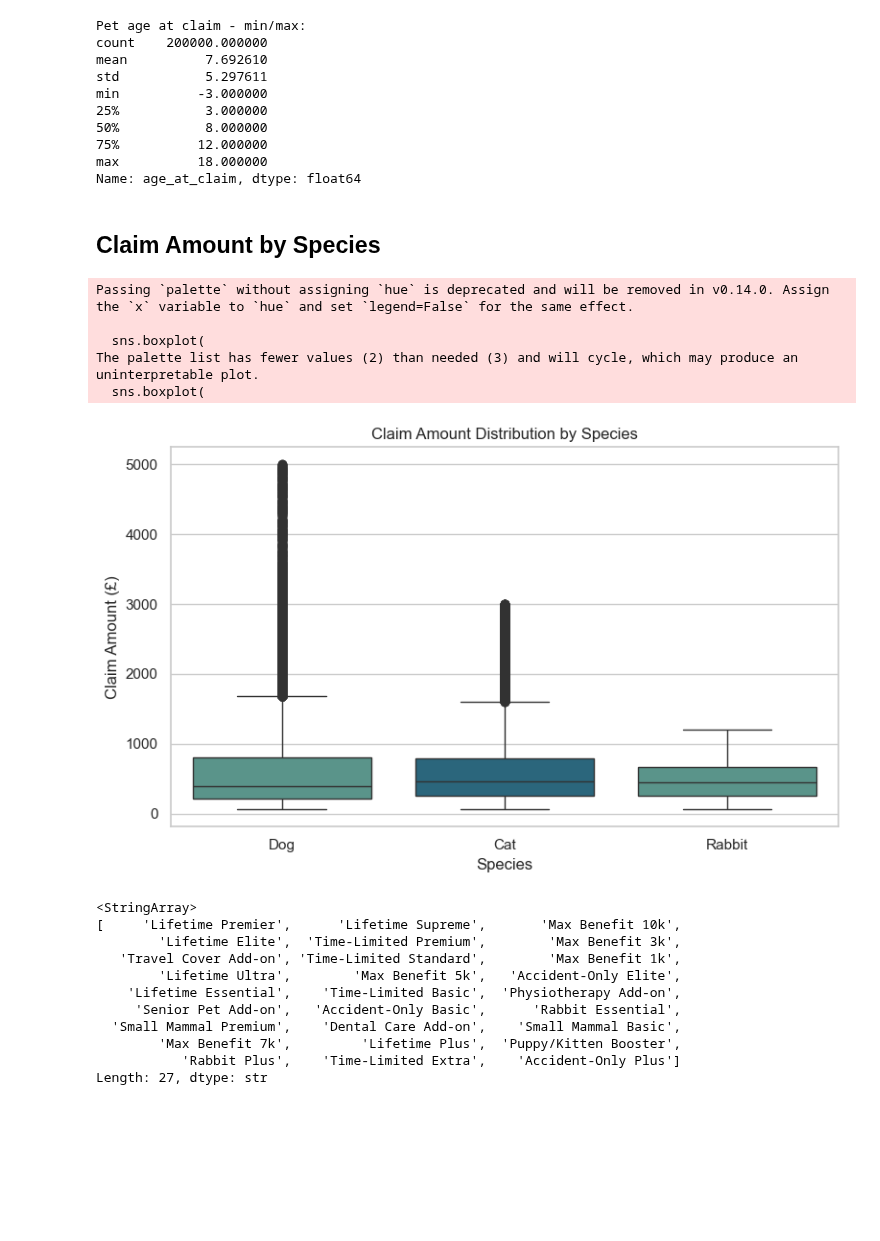
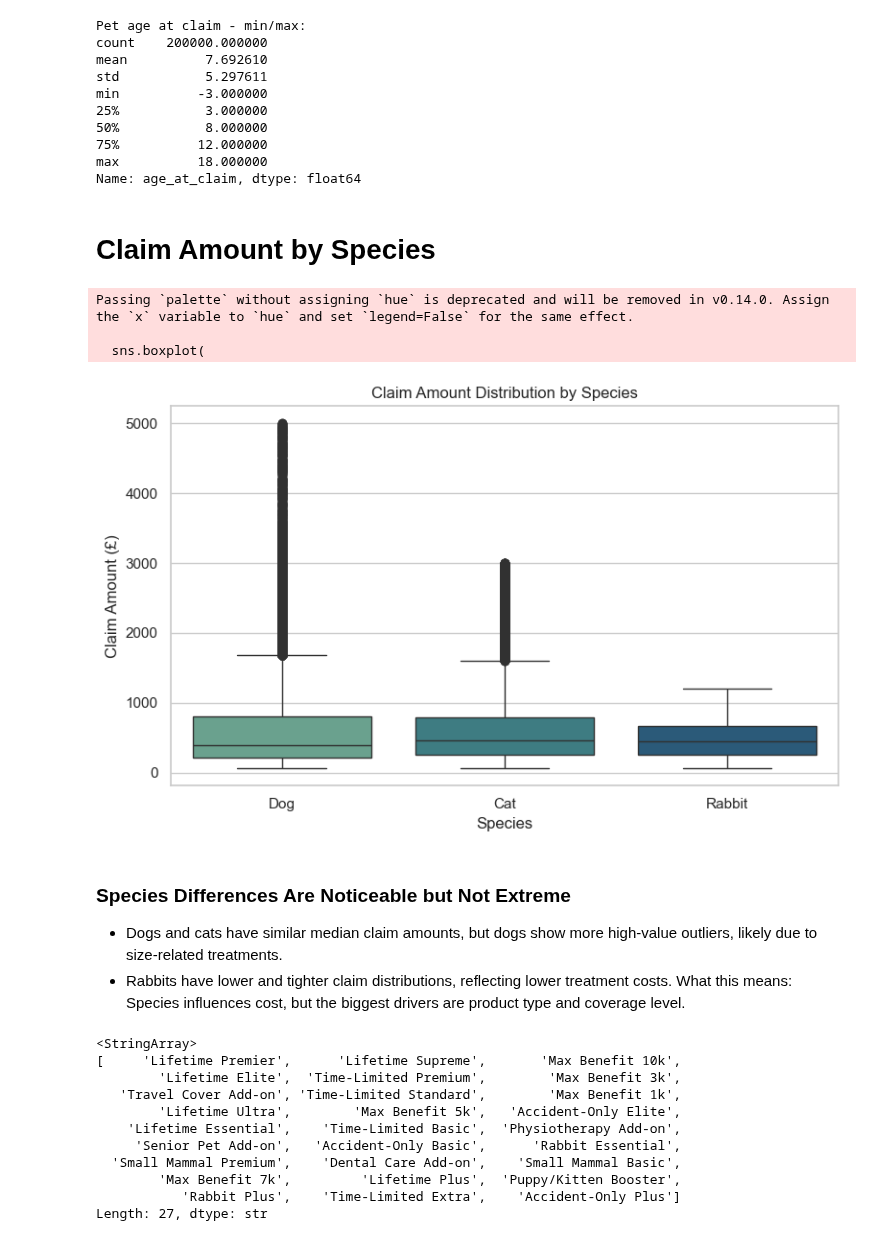
Before and after one commit to lee-grover-92/Professional-Portfolio, a Jupyter notebook: Pet Insurance Analytics Project/notebooks/exploratory_analysis.ipynb, the cells around one changed output. Cells and saved outputs as stored; diff of their text form; code cells hidden in the pictures; blank space fills up the shorter version.

```diff
--- a/Pet Insurance Analytics Project/notebooks/exploratory_analysis.ipynb
+++ b/Pet Insurance Analytics Project/notebooks/exploratory_analysis.ipynb
@@ -305,33 +309,49 @@ def classify_product(product):
 
 claims['product_type'] = claims['product_name'].apply(classify_product)
 sampled_claims['product_type'] = sampled_claims['product_name'].apply(classify_product)
+# %%
+#Create function to save figures with timestamped filenames
+def save_fig(name):
+    filename = f"{name}_{dt.datetime.now().strftime('%Y%m%d_%H%M%S')}.png"
+    plt.savefig(
+        fr"C:\Users\leebe\Documents\GitHub\Professional-Portfolio\Pet Insurance Analytics Project\images\{filename}",
+        dpi=300,
+        bbox_inches='tight'
+    )
 # %% [markdown]
-## Claim Amount by Species
+# Claim Amount by Species
 # %%
 plt.figure(figsize=(8, 5))
 
-# Use two colours from the 'crest' palette
-palette = sns.color_palette('crest', n_colors=2)
+palette = sns.color_palette('crest', n_colors=3)
 
 sns.boxplot(
     data=claims,
     x='species',
     y='claim_amount',
     palette=palette
 )
 
 plt.title('Claim Amount Distribution by Species')
 plt.ylabel('Claim Amount (£)')
 plt.xlabel('Species')
 plt.tight_layout()
+
+filename = f"plot_{dt.datetime.now().strftime('%Y%m%d_%H%M%S')}.png"
+
+save_fig("species_boxplot")
 plt.show()
 # %% [output]
 Passing `palette` without assigning `hue` is deprecated and will be removed in v0.14.0. Assign the `x` variable to `hue` and set `legend=False` for the same effect.
 
   sns.boxplot(
-The palette list has fewer values (2) than needed (3) and will cycle, which may produce an uninterpretable plot.
-  sns.boxplot(
-[figure, old version]
+[figure, new version]
+# %% [markdown]
+### Species Differences Are Noticeable but Not Extreme
+- Dogs and cats have similar median claim amounts, but dogs show more high‑value outliers, likely due to size‑related treatments.
+- Rabbits have lower and tighter claim distributions, reflecting lower treatment costs.
+What this means:
+Species influences cost, but the biggest drivers are product type and coverage level.
 # %%
 claims['product_name'].unique()
 # %% [output]
```
Also changed, not shown: parts of 20 cells of this notebook, 12 other files.
